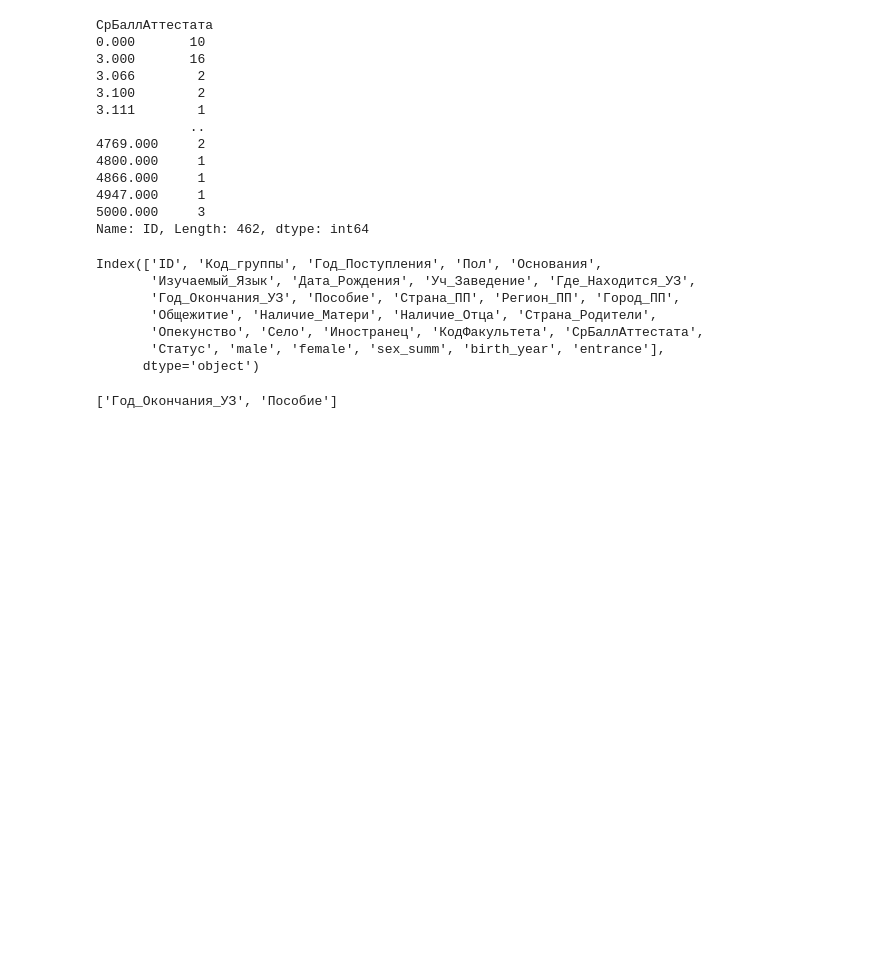
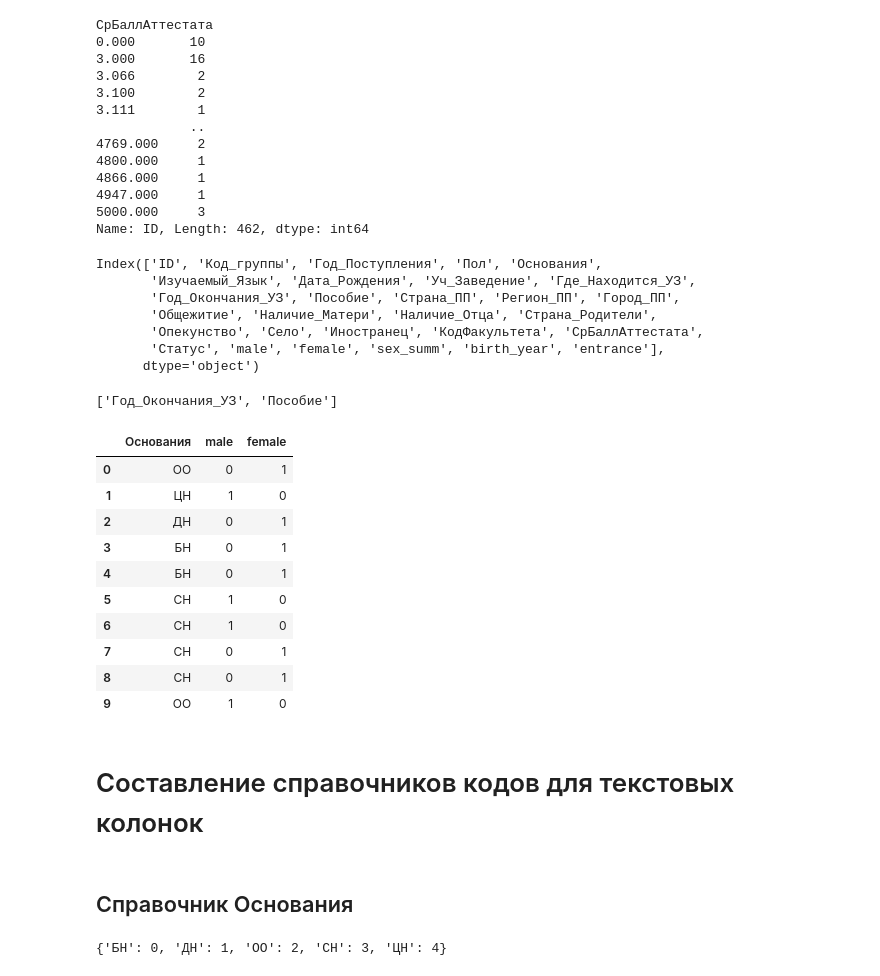
Before and after one commit to RomanZorkin/digital_match_altay, a Jupyter notebook: notebooks/test.ipynb, the cells around one changed output. Drawn from its saved outputs; the diff is of its cells as text; code cells hidden in the pictures; blank space fills up the shorter version.

Commit message:
chore: make code dicts

```diff
--- a/notebooks/test.ipynb
+++ b/notebooks/test.ipynb
@@ -343,3 +350,21 @@ columns_to_csv = ['Год_Поступления', 'Пол', 'Основания
 clean_frame.columns[clean_frame.isna().any()].tolist()
 # %% [output]
 ['Год_Окончания_УЗ', 'Пособие']
+# %%
+clean_frame.loc[:, ['Основания', 'male', 'female']].head(10)
+# %% [output]
+|  | Основания | male | female |
+| 0 | ОО | 0 | 1 |
+| 1 | ЦН | 1 | 0 |
+| 2 | ДН | 0 | 1 |
+| 3 | БН | 0 | 1 |
+| 4 | БН | 0 | 1 |
+| 5 | СН | 1 | 0 |
+| 6 | СН | 1 | 0 |
+| 7 | СН | 0 | 1 |
+| 8 | СН | 0 | 1 |
+| 9 | ОО | 1 | 0 |
+# %% [markdown]
+# Составление справочников кодов для текстовых колонок
+# %% [markdown]
+## Справочник Основания
@@ -345,0 +373,9 @@ clean_frame.columns[clean_frame.isna().any()].tolist()
+# %%
+basis_frame = clean_frame.groupby('Основания')['ID'].count()
+basis_list = basis_frame.index.to_list()
+basis_dict = {}
+for num, name in enumerate(basis_list):
+    basis_dict[name] = num
+basis_dict
+# %% [output]
+{'БН': 0, 'ДН': 1, 'ОО': 2, 'СН': 3, 'ЦН': 4}
```
Also changed, not shown: parts of 12 cells of this notebook.
